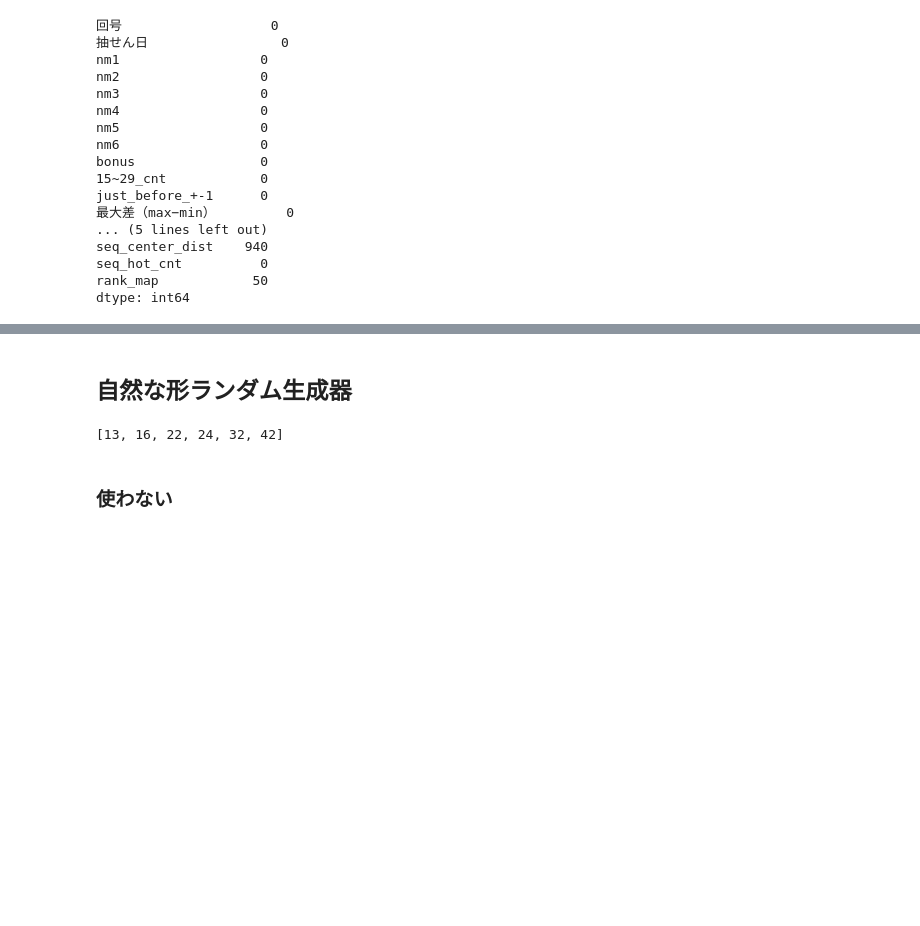
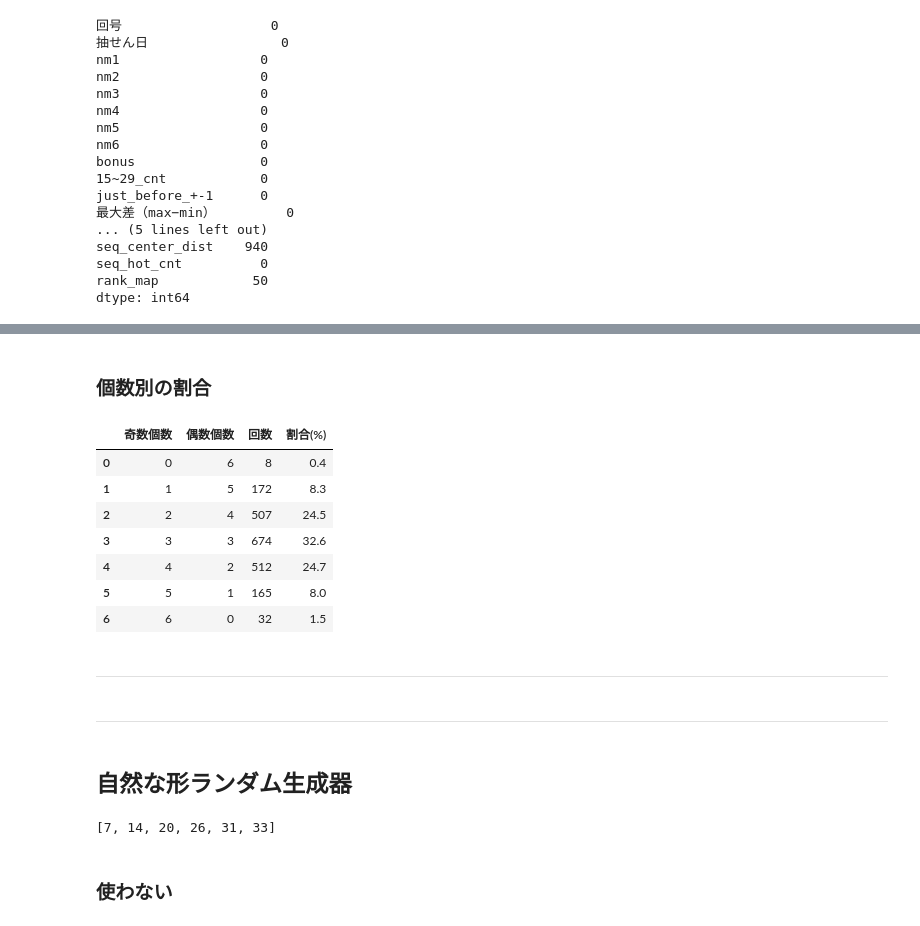
Before and after one commit to kimu0705/TAKARAKUJI, a Jupyter notebook: src/dev.ipynb, the cells around one changed output, grey strips where cells are left out. Cells and saved outputs as stored; diff of their text form; code cells hidden in the pictures; blank space fills up the shorter version.

```diff
--- a/src/dev.ipynb
+++ b/src/dev.ipynb
@@ -1196,0 +1374,8 @@ results_df_seq.to_csv(save_dir / "results_seq.csv", sep="\t", index=False)
+# %%
+odd_even_dist = (
+    results_df_odd_even["odd_cnt"]
+    .value_counts()
+    .sort_index()
+)
+
+odd_even_dist
@@ -1197,3 +1392,27 @@ results_df_seq.to_csv(save_dir / "results_seq.csv", sep="\t", index=False)
+# %% [markdown]
+### 個数別の割合
+# %%
+odd_even_ratio = (odd_even_dist / odd_even_dist.sum() * 100).round(1)
+
+pd.DataFrame({
+    "奇数個数": odd_even_dist.index,
+    "偶数個数": 6 - odd_even_dist.index,
+    "回数": odd_even_dist.values,
+    "割合(%)": odd_even_ratio.values
+})
+# %% [output]
+|  | 奇数個数 | 偶数個数 | 回数 | 割合(%) |
+| 0 | 0 | 6 | 8 | 0.4 |
+| 1 | 1 | 5 | 172 | 8.3 |
+| 2 | 2 | 4 | 507 | 24.5 |
+| 3 | 3 | 3 | 674 | 32.6 |
+| 4 | 4 | 2 | 512 | 24.7 |
+| 5 | 5 | 1 | 165 | 8.0 |
+| 6 | 6 | 0 | 32 | 1.5 |
+# %% [markdown]
+---
+# %% [markdown]
+---
 # %% [markdown]
 ## 自然な形ランダム生成器
 # %%
@@ -1256,10 +1475,10 @@ def generate_natural_numbers(df, structure=(2,2,2)):
     return sorted(result)
 
 
-numbers = generate_natural_numbers(results, structure=(2,2,2))
+numbers = generate_natural_numbers(results_df, structure=(2,2,2))
 numbers
 # %% [output]
-[13, 16, 22, 24, 32, 42]
+[7, 14, 20, 26, 31, 33]
 # %% [markdown]
 ### 使わない
 # %%
```
Also changed, not shown: parts of 24 cells of this notebook, 1 other file.
